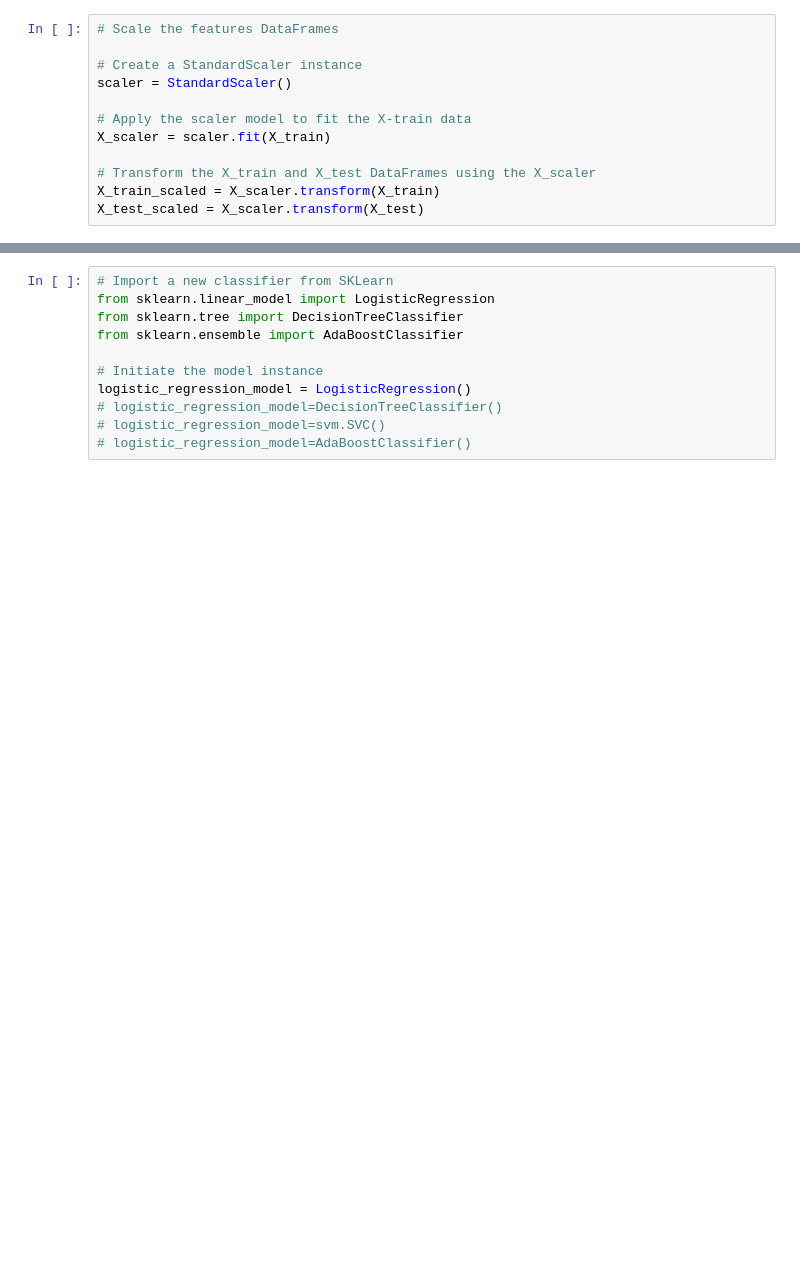
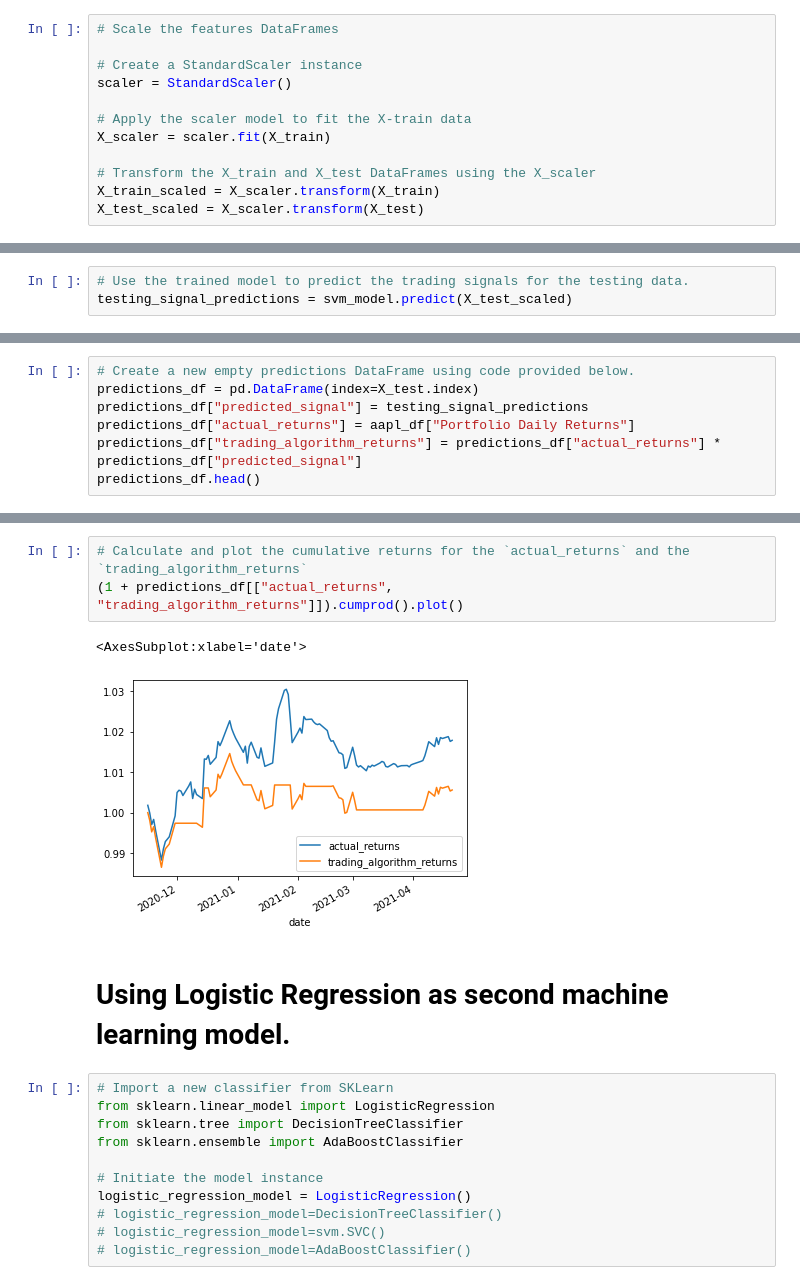
Before and after one commit to stk714/SocialMediaBets, a Jupyter notebook: Social_Sentiment_AAPL.ipynb, the cells around one changed output, grey strips where cells are left out. Saved outputs shown, nothing was run; the diff lists cells and outputs as text; blank space fills up the shorter version.

```diff
--- a/Social_Sentiment_AAPL.ipynb
+++ b/Social_Sentiment_AAPL.ipynb
@@ -566,0 +568,3 @@ weighted avg       0.53      0.51      0.39       187
+# %%
+# Use the trained model to predict the trading signals for the testing data.
+testing_signal_predictions = svm_model.predict(X_test_scaled)
@@ -566,0 +584,7 @@ weighted avg       0.53      0.51      0.39       187
+# %%
+# Create a new empty predictions DataFrame using code provided below.
+predictions_df = pd.DataFrame(index=X_test.index)
+predictions_df["predicted_signal"] = testing_signal_predictions
+predictions_df["actual_returns"] = aapl_df["Portfolio Daily Returns"]
+predictions_df["trading_algorithm_returns"] = predictions_df["actual_returns"] * predictions_df["predicted_signal"]
+predictions_df.head()
@@ -567,3 +599,11 @@ weighted avg       0.53      0.51      0.39       187
+# %%
+# Calculate and plot the cumulative returns for the `actual_returns` and the `trading_algorithm_returns`
+(1 + predictions_df[["actual_returns", "trading_algorithm_returns"]]).cumprod().plot()
+# %% [output]
+<AxesSubplot:xlabel='date'>
+[figure, added]
+# %% [markdown]
+# Using Logistic Regression as second machine learning model.
 # %%
 # Import a new classifier from SKLearn
 from sklearn.linear_model import LogisticRegression
```
Also changed, not shown: parts of 30 cells of this notebook, 2 other files.
